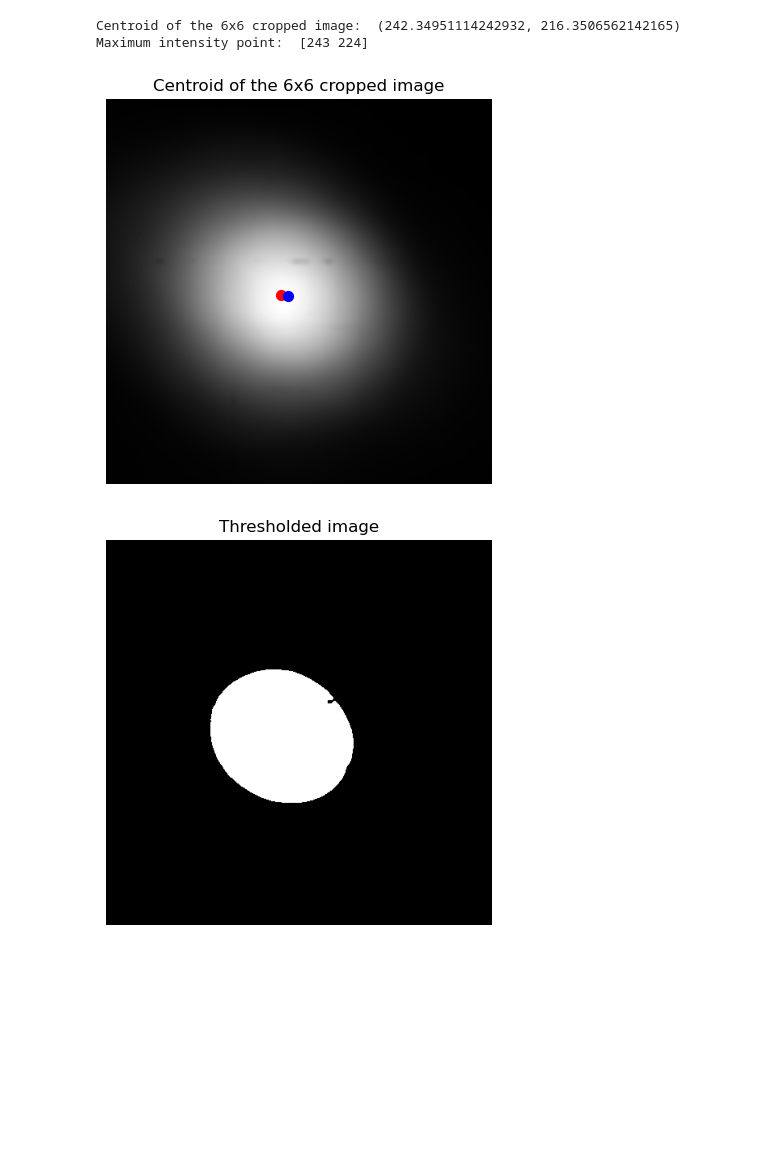
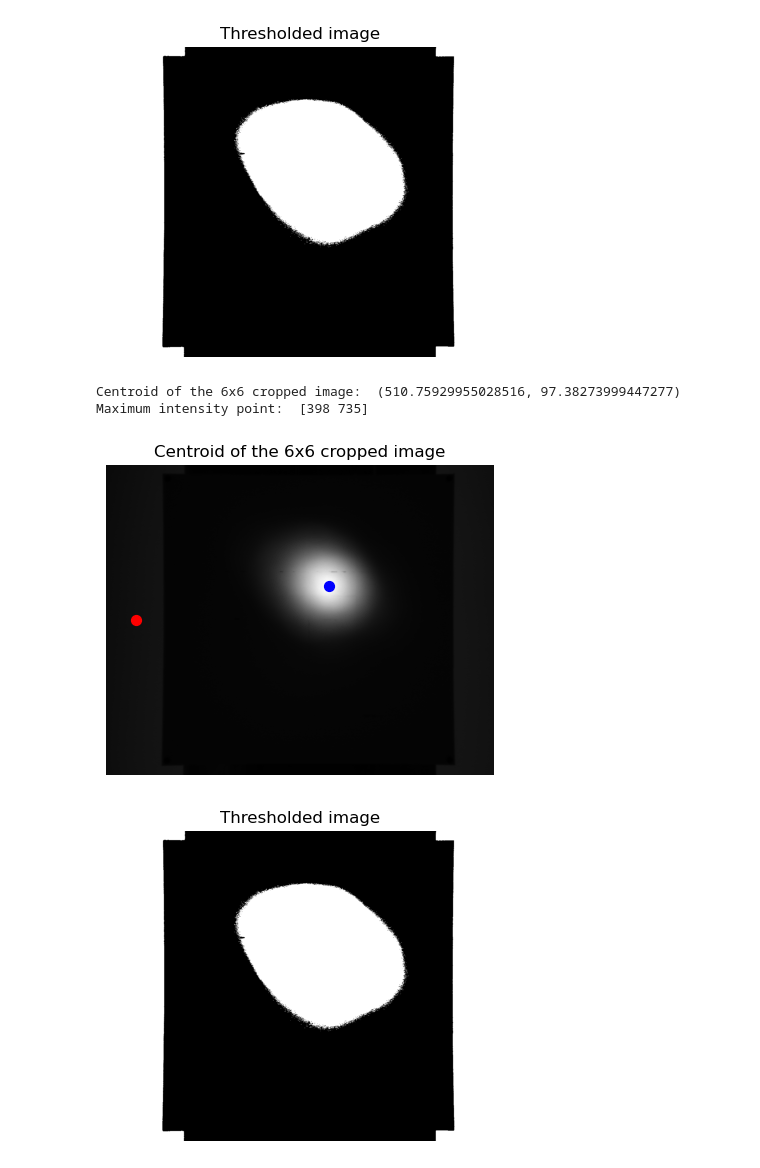
Before and after one commit to NREL/NREL-Beam-Characterization, a Jupyter notebook: Round_robin_test_PAS_3_12_2025.ipynb, the cells around one changed output. Cells and saved outputs as stored; diff of their text form; code cells hidden in the pictures; blank space fills up the shorter version.

Commit message:
Updated RR visualization and results

```diff
--- a/Round_robin_test_PAS_3_12_2025.ipynb
+++ b/Round_robin_test_PAS_3_12_2025.ipynb
@@ -19,7 +19,8 @@ import pandas as pd
 AOI_KEYWORD = "6x6-CROP"
 LOW_PASS_KEYWORD = "LP_Filter"
 IMG_SUFFIX = ".tif"
-THRESHOLD_METHOD = 90
+THRESHOLD_METHOD = "energy_60"
+PROCESSING_WITH_LOW_PASS = False
 
 img_folder = r"C:\Users\qzheng\OneDrive - NREL\BCS Comparison\PSA-CIEMAT\data\Test tracking H1605 to BCS people"
 img_files = glob(os.path.join(img_folder, "*" + IMG_SUFFIX))
@@ -395,12 +423,12 @@ print()
 
 # display(result_df)
 # %%
-img_of_interest = [img for img in img_files if LOW_PASS_KEYWORD in img and AOI_KEYWORD not in img]
+img_of_interest = [img for img in img_files if LOW_PASS_KEYWORD not in img and AOI_KEYWORD not in img]
 result_df_centroid = find_beam_center_full_img(img_of_interest[0], centroid_method=True)
 result_df_centroid_saving_path = os.path.join(result_buffer_path, f"centroid_Full_image_{THRESHOLD_METHOD}.csv")
 result_df_centroid.to_csv(result_df_centroid_saving_path, index=False)
 result_df_max_flux = find_beam_center_full_img(img_of_interest[0], centroid_method=False)
-result_df_max_flux_saving_path = os.path.join(result_buffer_path, "max_flux_Full_image.csv")
+result_df_max_flux_saving_path = os.path.join(result_buffer_path, f"max_flux_Full_image_{THRESHOLD_METHOD}.csv")
 result_df_max_flux.to_csv(result_df_max_flux_saving_path, index=False)
 
 # create a 5x1 scatter plot
@@ -440,39 +468,46 @@ print()
 # performing center finding on the 6x6 cropped images
 example_img = imread(img_of_interest[0])[0, :, :]
 bright_spot_threshold = threshold_wrapper(example_img, method=THRESHOLD_METHOD)
+threshold_img = example_img > bright_spot_threshold
+fig, ax = plt.subplots(1, 1, figsize=(5, 5))
+ax.imshow(threshold_img, cmap='gray')
+ax.set_title("Thresholded image")
+ax.axis('off')
+plt.show()
 regionprops_list = regionprops(label(example_img > bright_spot_threshold),
                                 intensity_image=example_img)
 centroid = regionprops_list[0].centroid
 
 fig, ax = plt.subplots(1, 1, figsize=(5, 5))
 ax.imshow(example_img, cmap='gray')
 ax.scatter(centroid[1], centroid[0], c='r', s=50)
 ax.set_title("Centroid of the 6x6 cropped image")
 ax.axis('off')
 
 print("Centroid of the 6x6 cropped image: ", centroid)
 
 # finding the maximum intensity point
 from skimage.feature import peak_local_max
 
 max_coord = peak_local_max(example_img, min_distance=10, num_peaks=1)[0]
 print("Maximum intensity point: ", max_coord)
 
 ax.scatter(max_coord[1], max_coord[0], c='b', s=50)
 plt.show()
 
 # showing the threshold image
 threshold_img = example_img > bright_spot_threshold
 fig, ax = plt.subplots(1, 1, figsize=(5, 5))
 ax.imshow(threshold_img, cmap='gray')
 ax.set_title("Thresholded image")
 ax.axis('off')
 plt.show()
 # %% [output]
+[figure, new version]
-Centroid of the 6x6 cropped image:  (242.34951114242932, 216.3506562142165)
-Maximum intensity point:  [243 224]
+Centroid of the 6x6 cropped image:  (510.75929955028516, 97.38273999447277)
+Maximum intensity point:  [398 735]
-[figure, old version]
-[figure, old version]
+[figure, new version]
+[figure, added]
 # %%
 # tracking error calculation
 # img_center_x = fft_low_passed_dict["AOI_NREL_LPF"].shape[1] / 2
```
Also changed, not shown: parts of 5 cells of this notebook, 7 other files.
